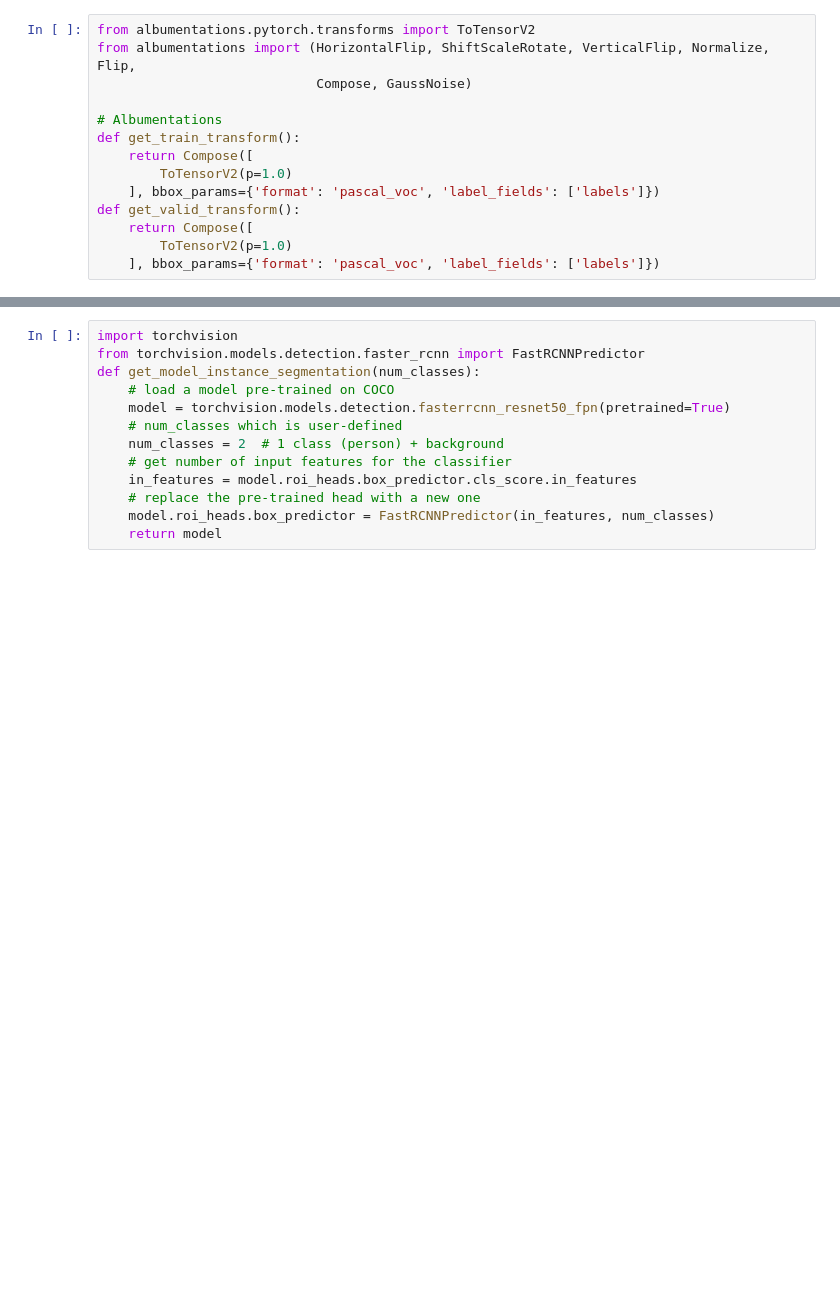
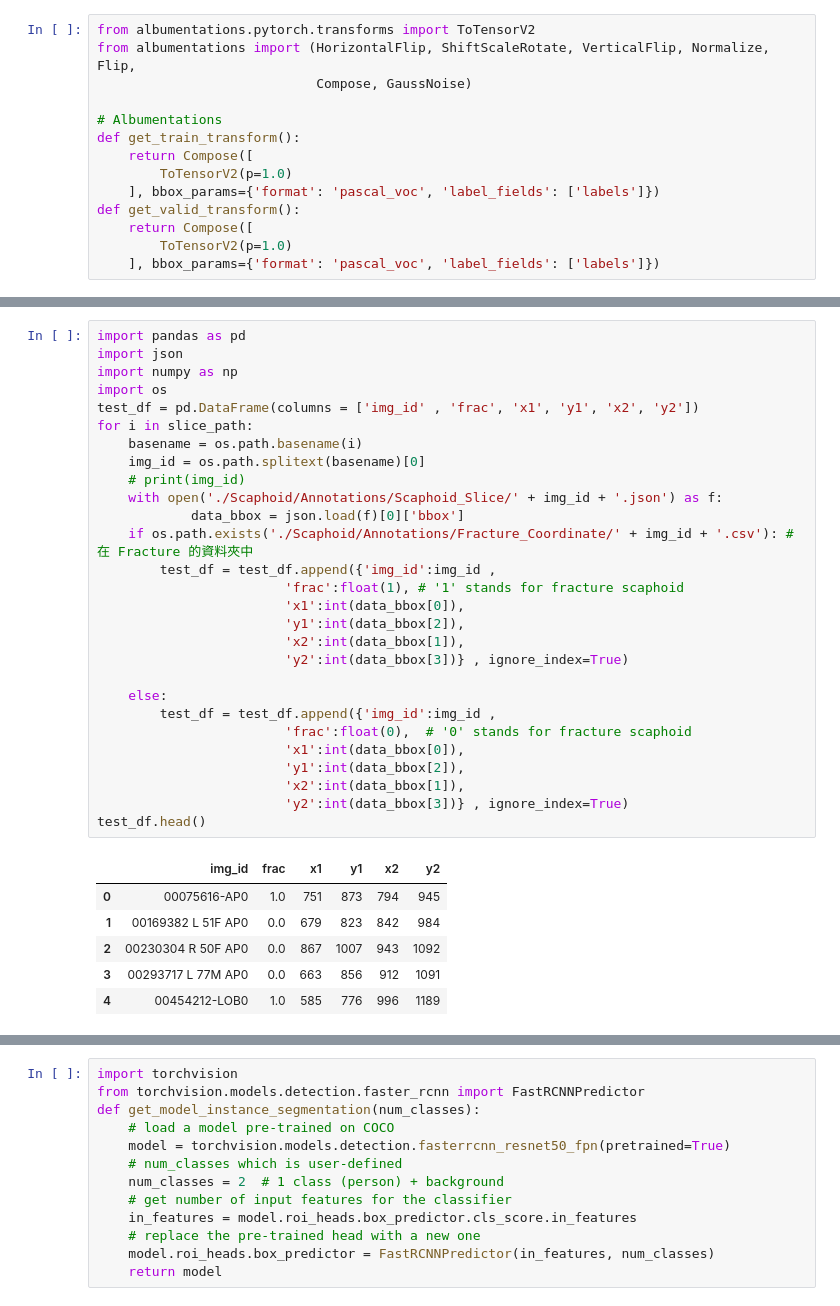
Before and after one commit to as0027111/Fracture_Scaphoid_Detect, a Jupyter notebook: HW2_stage2bbox.ipynb, the cells around one changed output, grey strips where cells are left out. Drawn from its saved outputs; the diff is of its cells as text; blank space fills up the shorter version.

```diff
--- a/HW2_stage2bbox.ipynb
+++ b/HW2_stage2bbox.ipynb
@@ -125,3 +124,38 @@ class Clip_HandDataset(Dataset):
                                                 zip(*sample['bboxes'])))).permute(1, 0)
 
         return image, target, image_id
+# %%
+import pandas as pd
+import json
+import numpy as np
+import os
+test_df = pd.DataFrame(columns = ['img_id' , 'frac', 'x1', 'y1', 'x2', 'y2'])
+for i in slice_path:
+    basename = os.path.basename(i)
+    img_id = os.path.splitext(basename)[0]
+    # print(img_id)
+    with open('./Scaphoid/Annotations/Scaphoid_Slice/' + img_id + '.json') as f:
+            data_bbox = json.load(f)[0]['bbox']
+    if os.path.exists('./Scaphoid/Annotations/Fracture_Coordinate/' + img_id + '.csv'): # 在 Fracture 的資料夾中
+        test_df = test_df.append({'img_id':img_id ,
+                        'frac':float(1), # '1' stands for fracture scaphoid
+                        'x1':int(data_bbox[0]),
+                        'y1':int(data_bbox[2]),
+                        'x2':int(data_bbox[1]),
+                        'y2':int(data_bbox[3])} , ignore_index=True)
+
+    else:
+        test_df = test_df.append({'img_id':img_id ,
+                        'frac':float(0),  # '0' stands for fracture scaphoid
+                        'x1':int(data_bbox[0]),
+                        'y1':int(data_bbox[2]),
+                        'x2':int(data_bbox[1]),
+                        'y2':int(data_bbox[3])} , ignore_index=True)
+test_df.head()
+# %% [output]
+|  | img_id | frac | x1 | y1 | x2 | y2 |
+| 0 | 00075616-AP0 | 1.0 | 751 | 873 | 794 | 945 |
+| 1 | 00169382 L 51F AP0 | 0.0 | 679 | 823 | 842 | 984 |
+| 2 | 00230304 R 50F AP0 | 0.0 | 867 | 1007 | 943 | 1092 |
+| 3 | 00293717 L 77M AP0 | 0.0 | 663 | 856 | 912 | 1091 |
+| 4 | 00454212-LOB0 | 1.0 | 585 | 776 | 996 | 1189 |
```
Also changed, not shown: parts of 7 cells of this notebook, 8 other files.
